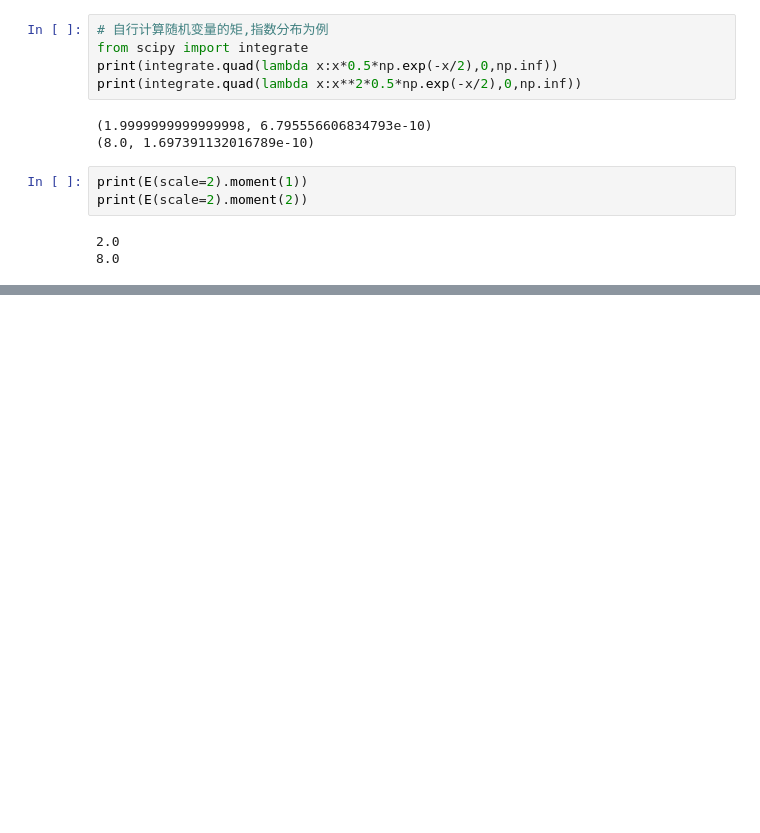
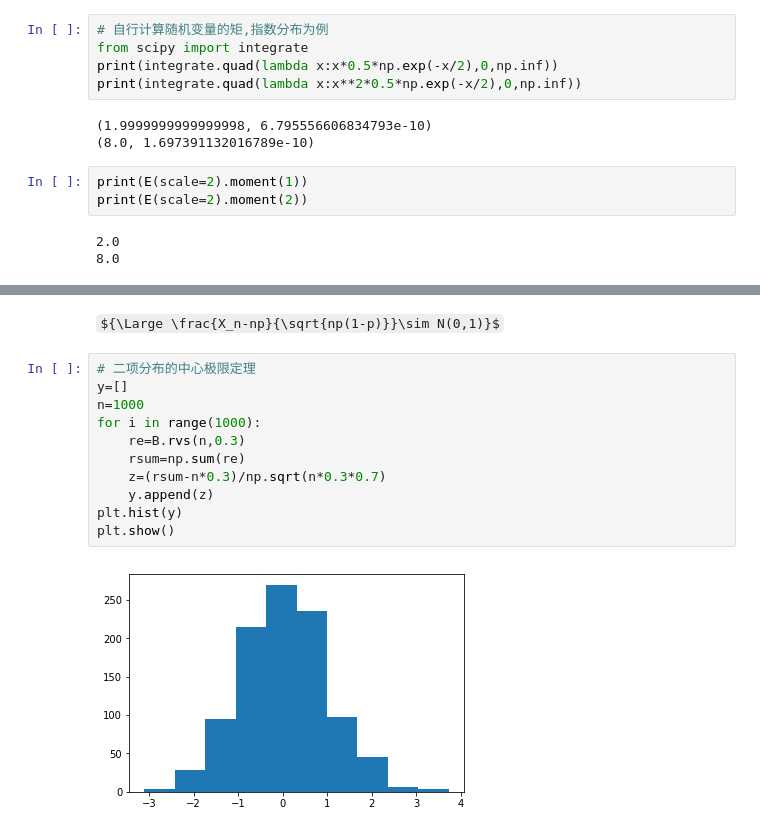
Before and after one commit to lynn0503/Notes-backup, a Jupyter notebook: Probability and Statistics.ipynb, the cells around one changed output, grey strips where cells are left out. Cells and saved outputs as stored; diff of their text form; some formulas as TeX source; blank space fills up the shorter version.

```diff
--- a/Probability and Statistics.ipynb
+++ b/Probability and Statistics.ipynb
@@ -287,0 +321,15 @@ print(E(scale=2).moment(2))
+# %% [markdown]
+${\Large \frac{X_n-np}{\sqrt{np(1-p)}}\sim N(0,1)}$
+# %%
+# 二项分布的中心极限定理
+y=[]
+n=1000
+for i in range(1000):
+    re=B.rvs(n,0.3)
+    rsum=np.sum(re)
+    z=(rsum-n*0.3)/np.sqrt(n*0.3*0.7)
+    y.append(z)
+plt.hist(y)
+plt.show()
+# %% [output]
+[figure, added]
```
Also changed, not shown: parts of 8 cells of this notebook.
